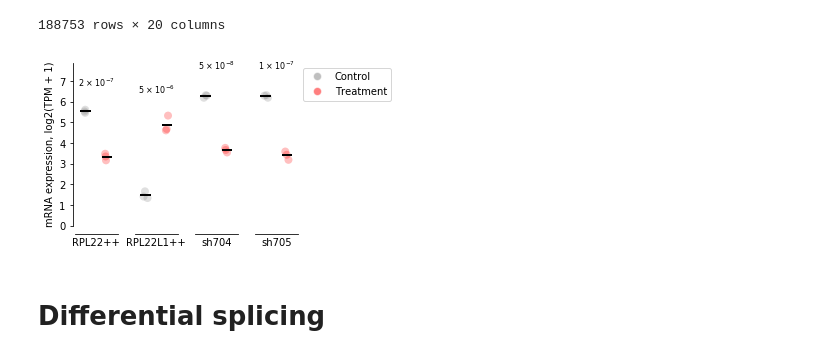
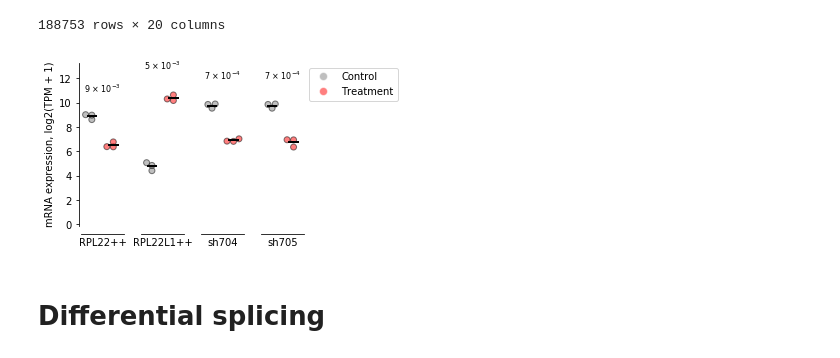
Before and after one commit to kevinhu/mdm4-splicing, a Jupyter notebook: notebooks/fig3_rnaseq.ipynb, the cells around one changed output. Saved outputs shown, nothing was run; the diff lists cells and outputs as text; code cells hidden in the pictures.

```diff
--- a/notebooks/fig3_rnaseq.ipynb
+++ b/notebooks/fig3_rnaseq.ipynb
@@ -130,13 +130,15 @@ def plot_tpm_dist(transcript_id, experiment_id, diff_results, ax=None, pal=None,
     expression_df["treatment"] = ["control"] * \
         len(controls)+["treatment"]*len(treatments)
 
-    sns.stripplot(x="treatment",
+    sns.swarmplot(x="treatment",
                   y="tpm",
                   data=expression_df,
                   ax=ax,
                   palette=pal,
-                  s=8,
+                  s=6,
                   alpha=alpha,
+                  linewidth=1,
+                  edgecolor="black",
                   )
 
     means = expression_df.groupby("treatment")["tpm"].mean()
@@ -157,8 +159,10 @@ def plot_tpm_dist(transcript_id, experiment_id, diff_results, ax=None, pal=None,
 
     y_max = max(tpms)
 
-    pval = as_si(select_abundance["pval"],0)
-    ax.text(0.5, y_max*1.2, pval,ha="center",fontsize=8)
+    if not np.isnan(select_abundance["qval"]):
+
+        qval = as_si(select_abundance["qval"],0)
+        ax.text(0.5, y_max*1.2, qval,ha="center",fontsize=8)
 
     return ax, y_max
 
@@ -174,38 +178,38 @@ def plot_tpm_dist_all(transcript_id):
     ax.set_xlabel("RPL22++")
 
     ax = axes[1]
     ax, y_max = plot_tpm_dist(transcript_id, "rpl22l1_oe", rpl22l1_oe_tpms, ax=ax,ylabel="")
     maxes.append(y_max)
     ax.spines["left"].set_visible(False)
     ax.tick_params(axis='y', which='both', right=False, left=False, labelleft=False)
     ax.set_xlabel("RPL22L1++")
 
     ax = axes[2]
     ax, y_max = plot_tpm_dist(transcript_id, "sh704", sh704_tpms, ax=ax,ylabel="")
     maxes.append(y_max)
     ax.spines["left"].set_visible(False)
     ax.tick_params(axis='y', which='both', right=False, left=False, labelleft=False)
 
     ax = axes[3]
     ax, y_max = plot_tpm_dist(transcript_id, "sh705", sh705_tpms, ax=ax,ylabel="")
     maxes.append(y_max)
     ax.spines["left"].set_visible(False)
     ax.tick_params(axis='y', which='both', right=False, left=False, labelleft=False)
 
-    plt.ylim(0,max(maxes)*1.25)
+    plt.ylim(-0.1,max(maxes)*1.25)
 
     plt.subplots_adjust(wspace=0.4)
 
     legend_elements = [Line2D([0], [0], marker='o', color="white", label='Control',
-                          markerfacecolor=control_color, markersize=8,alpha=0.5),
+                          markerfacecolor=control_color, markersize=8,alpha=alpha),
                    Line2D([0], [0], marker='o', color="white", label='Treatment',
-                          markerfacecolor=treatment_color, markersize=8,alpha=0.5)]
+                          markerfacecolor=treatment_color, markersize=8,alpha=alpha)]
 
     plt.legend(handles=legend_elements, loc='upper left', bbox_to_anchor=(1, 1))
 
-plot_tpm_dist_all("ENST00000295830.13")
+plot_tpm_dist_all("ENST00000463836.1")
 # %% [output]
-[figure, old version]
+[figure, new version]
 # %% [markdown]
 # Differential splicing
 # %%
```
Also changed, not shown: parts of 1 cell of this notebook, 1 other file.
